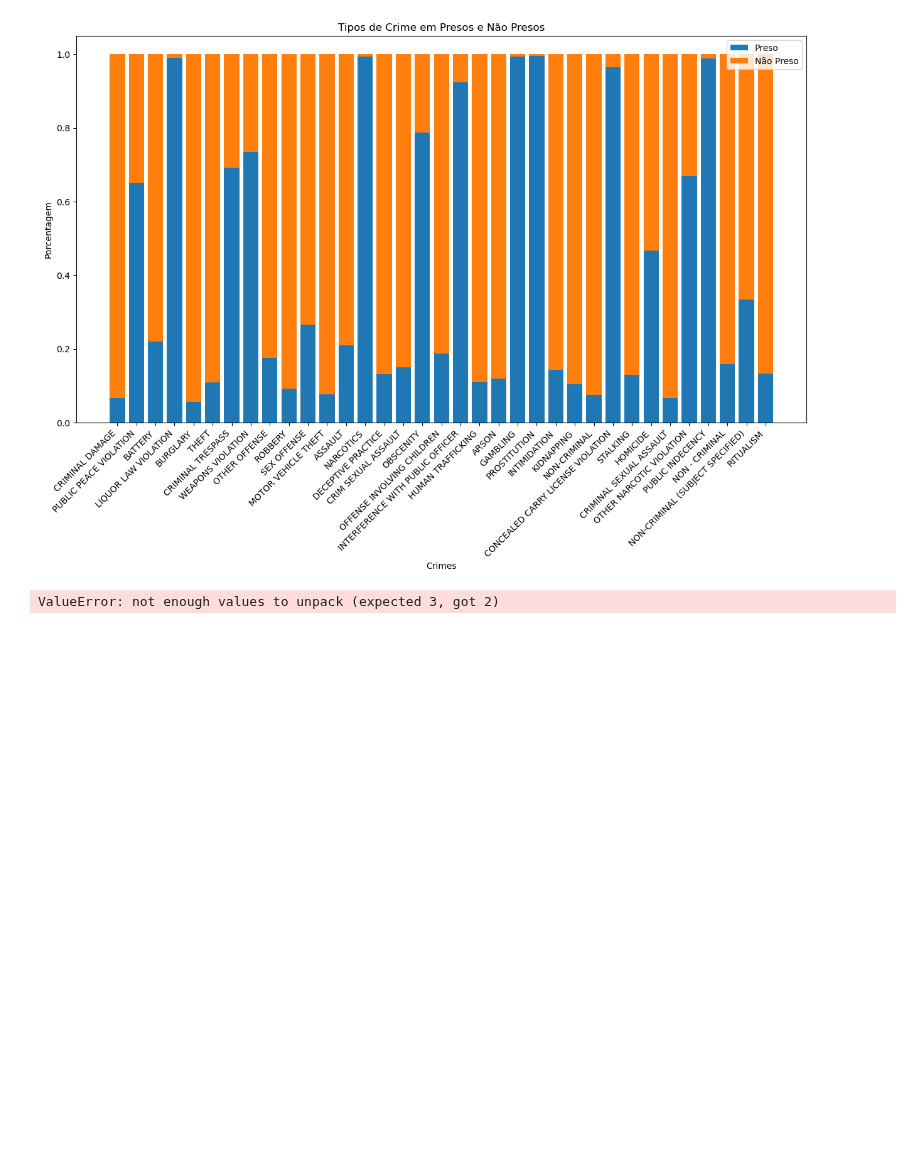
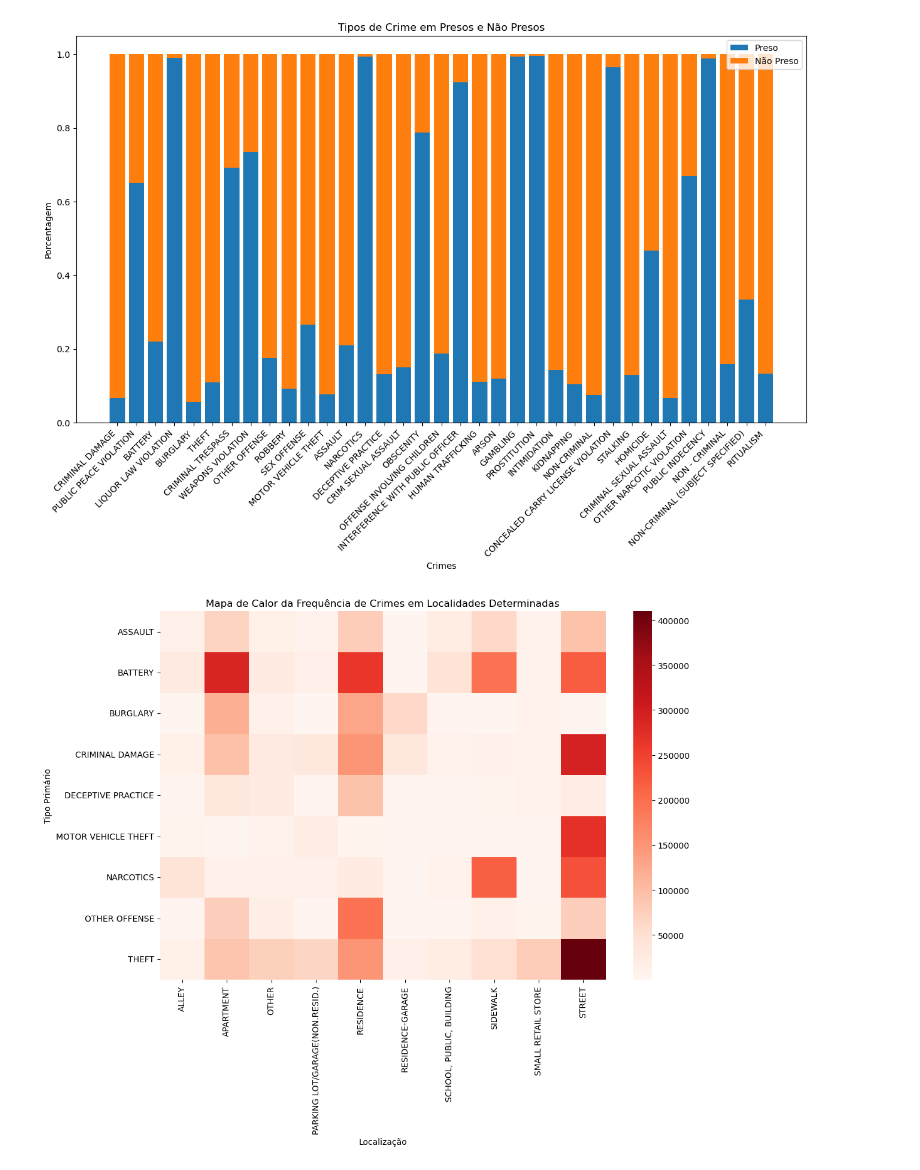
Before and after one commit to raphael-ss/chicago-crime-analysis, a Jupyter notebook: chicago-crimes.ipynb, the cells around one changed output. Saved outputs shown, nothing was run; the diff lists cells and outputs as text; code cells hidden in the pictures; blank space fills up the shorter version.

```diff
--- a/chicago-crimes.ipynb
+++ b/chicago-crimes.ipynb
@@ -245,48 +246,44 @@ Preso: 33.0%; Não Preso: 67.0%; Crime: NON-CRIMINAL (SUBJECT SPECIFIED);
 Preso: 13.0%; Não Preso: 87.0%; Crime: RITUALISM;
 [figure]
 # %%
+#-Heatmap das frequências de cada tipo de crime primário
+
 types = df['Primary Type']
 
 total = types.count()
 
 frequencies_and_labels = dict()
 
 for crime_type in types.unique():
         freq = types.loc[types == crime_type].count() / total
         if (freq < 0.03):
             if 'Other' in frequencies_and_labels.keys():
                 frequencies_and_labels['Other'] += freq
             else:
                 frequencies_and_labels['Other'] = freq
 
         else:
             frequencies_and_labels[crime_type] = freq
 
 
 
 frequencies_and_labels_sorted = dict(sorted(frequencies_and_labels.items(), key=lambda item: item[1], reverse=True))
 
-int i = 0;
+top_10_types = list(frequencies_and_labels_sorted.keys())[:10]
 
-for key, value in frequencies_and_labels_sorted.items():
-    i += 1
-    if (i == 10)
+# Selecting the top 10 location descriptions
+top_10_locations = df['Location Description'].value_counts().head(10).index
 
+# Creating a DataFrame with only the top 10 crime types and top 10 location descriptions
+df_top_10 = df[df['Primary Type'].isin(top_10_types) & df['Location Description'].isin(top_10_locations)]
 
-'''
-data = [[5, 10, 15, 20],
-        [10, 15, 5, 25],
-        [15, 5, 10, 30],
-        [20, 25, 30, 40]]
-
-# Create a DataFrame for the data
-daf = pd.DataFrame(data, index=categories, columns=categories)
-
-# Create a heatmap
-plt.figure(figsize=(10, 8))
-sns.heatmap(daf, annot=True, cmap='YlGnBu', fmt='g', linewidths=.5)
-
-plt.title('Heatmap of Categorical Data')
-plt.show()'''
+# Creating a heatmap using seaborn
+plt.figure(figsize=(12, 8))
+heatmap_data = df_top_10.pivot_table(index='Primary Type', columns='Location Description', aggfunc='size', fill_value=0)
+sns.heatmap(heatmap_data, cmap='Reds', annot=False, fmt='g')
+plt.title('Mapa de Calor da Frequência de Crimes em Localidades Determinadas')
+plt.xlabel('Localização')
+plt.ylabel('Tipo Primário')
+plt.show()
 # %% [output]
-ValueError: not enough values to unpack (expected 3, got 2)
+[figure, added]
```
Also changed, not shown: parts of 7 cells of this notebook.
